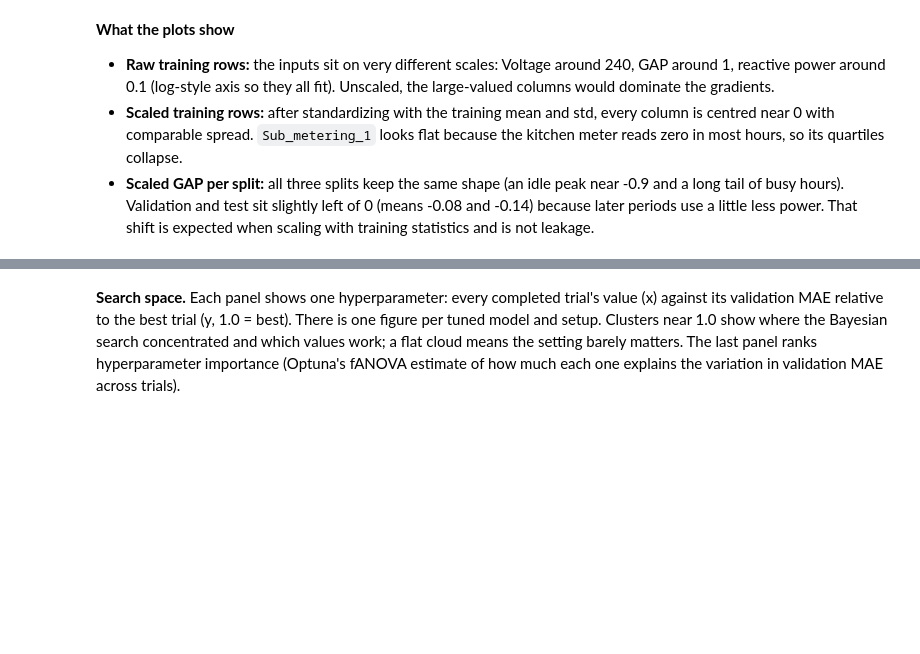
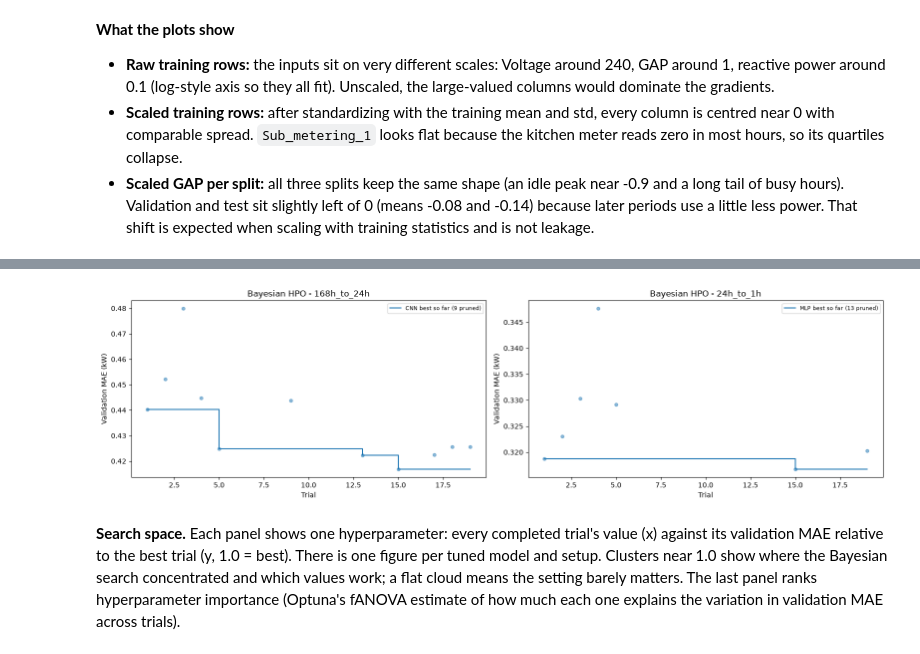
Before and after one commit to jonas703/AISE4010, a Jupyter notebook: Combined_Stage1_Stage2.ipynb, the cells around one changed output, grey strips where cells are left out. Drawn from its saved outputs; the diff is of its cells as text; code cells hidden in the pictures; blank space fills up the shorter version.

```diff
--- a/Combined_Stage1_Stage2.ipynb
+++ b/Combined_Stage1_Stage2.ipynb
@@ -583,8 +893,4 @@ BatchNorm and pooling are therefore only kept if they lower the validation error
 # %%
-import copy
-import torch
-from torch import nn
-
 N_FEATURES = X_all.shape[1]
 BATCH, MAX_EPOCHS, PATIENCE = 256, 100, 10
 
@@ -634,6 +940,8 @@ class CausalCNN(nn.Module):
         h = self.features(x)
         return self.head(torch.cat([h[:, :, -1], h.mean(2), x[:, -1]], dim=1))
 
+ARCHS = {'MLP': DiamondMLP, 'CNN': CausalCNN}  # family name -> class; saved networks are rebuilt from it
+
 # Checks for both setups and every CNN option: output shapes, and (without pooling) step-by-step causality of the
 # conv stack: changing steps >= k of a window must leave the conv features at steps < k unchanged
 for setup, w in WINDOWS.items():
@@ -642,6 +950,7 @@ for setup, w in WINDOWS.items():
     for batchnorm, pool in itertools.product((False, True), (False, True)):
         cnn = CausalCNN(**w, batchnorm=batchnorm, pool=pool).eval()
         assert cnn(x).shape == (4, w['horizon'])
+        assert CausalCNN(**w, blocks=4, kernel=9, batchnorm=batchnorm, pool=pool).eval()(x).shape == (4, w['horizon'])
         if not pool:
             k = w['lookback'] // 2
             x_changed = x.clone()
@@ -833,17 +1356,24 @@ plot_curves([best_tuned], f'Best tuned model: {best_tuned[1]} - {best_tuned[0]}
 # %%
-# Bayesian HPO progress: every completed trial's validation MAE and the best so far (pruned trials are not plotted)
-fig, axes = plt.subplots(1, len(WINDOWS), figsize=(16, 4), squeeze=False)
-for ax, setup in zip(axes[0], WINDOWS):
-    for color, (name, study) in zip(('C0', 'C1'), studies[setup].items()):
-        done = [t for t in study.trials if t.state == optuna.trial.TrialState.COMPLETE]
-        n_pruned = sum(t.state == optuna.trial.TrialState.PRUNED for t in study.trials)
-        x, y = [t.number + 1 for t in done], [t.value for t in done]
-        ax.scatter(x, y, color=color, alpha=0.5, s=20)
-        ax.step(x, np.minimum.accumulate(y), where='post', color=color, label=f'{name} best so far ({n_pruned} pruned)')
-    ax.set(xlabel='Trial', ylabel='Validation MAE (kW)', title=f'Bayesian HPO - {" / ".join(studies[setup])} - {setup}')
-    ax.legend()
-plt.tight_layout()
-plt.show()
+def plot_hpo_progress(names_by_setup, title):
+    """Per setup: every completed trial's validation MAE and the best so far for each named study (pruned trials
+    are not plotted)."""
+    fig, axes = plt.subplots(1, len(names_by_setup), figsize=(16, 4.5), squeeze=False)
+    for ax, (setup, names) in zip(axes[0], names_by_setup.items()):
+        for i, name in enumerate(names):
+            trials = studies[setup][name].trials
+            done = [t for t in trials if t.state == optuna.trial.TrialState.COMPLETE]
+            n_pruned = sum(t.state == optuna.trial.TrialState.PRUNED for t in trials)
+            x, y = [t.number + 1 for t in done], [t.value for t in done]
+            ax.scatter(x, y, color=f'C{i}', alpha=0.5, s=20)
+            ax.step(x, np.minimum.accumulate(y), where='post', color=f'C{i}', label=f'{name} best so far ({n_pruned} pruned)')
+        ax.set(xlabel='Trial', ylabel='Validation MAE (kW)', title=f'{title} - {setup}')
+        ax.legend(fontsize=8)
+    plt.tight_layout()
+    plt.show()
+
+plot_hpo_progress({setup: [family] for setup, family in best_family.items()}, 'Bayesian HPO')
+# %% [output]
+[figure, added]
 # %% [markdown]
 **Search space.** Each panel shows one hyperparameter: every completed trial's value (x) against its validation MAE relative to the best trial (y, 1.0 = best). There is one figure per tuned model and setup. Clusters near 1.0 show where the Bayesian search concentrated and which values work; a flat cloud means the setting barely matters. The last panel ranks hyperparameter importance (Optuna's fANOVA estimate of how much each one explains the variation in validation MAE across trials).
 # %%
```
Also changed, not shown: parts of 75 cells of this notebook, 2 other files.
